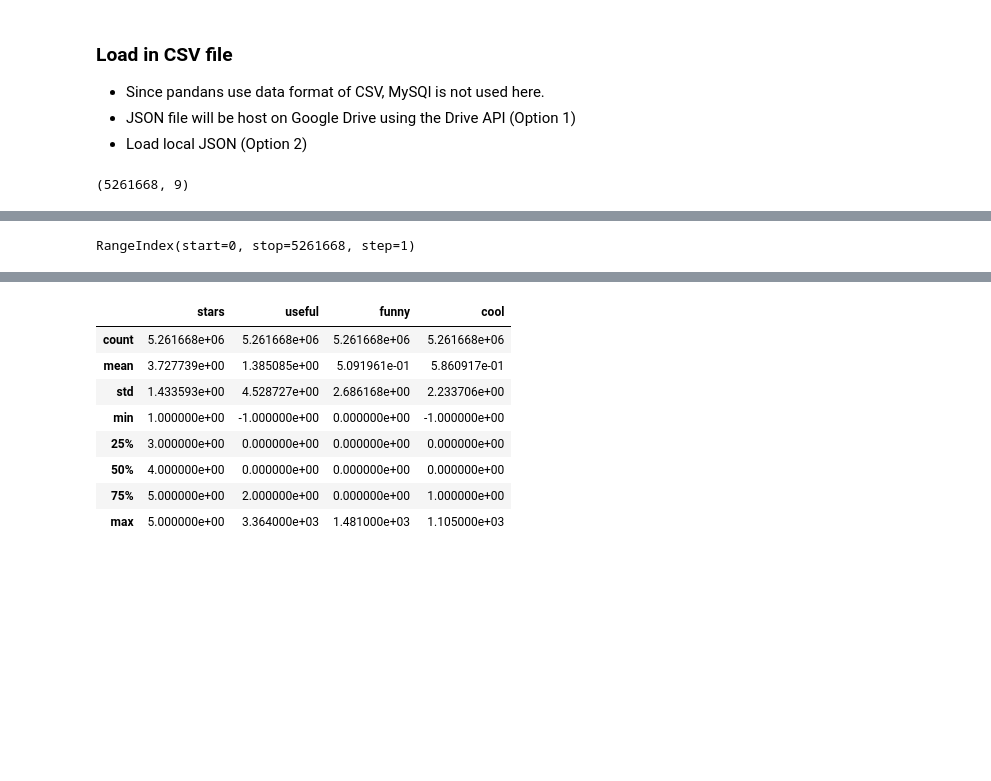
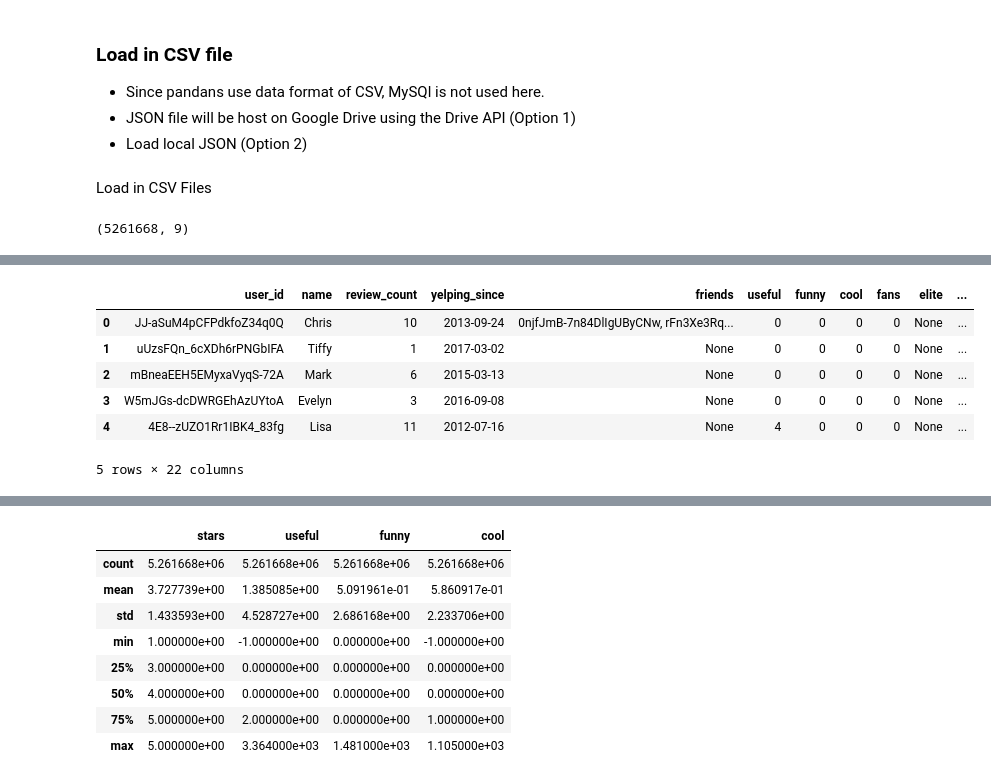
Before and after one commit to xlyytcy/PyQt5-X-Yelp, a Jupyter notebook: JupyterNotebookFile/Yelp x Python.ipynb, the cells around one changed output, grey strips where cells are left out. Drawn from its saved outputs; the diff is of its cells as text; code cells hidden in the pictures; blank space fills up the shorter version.

```diff
--- a/JupyterNotebookFile/Yelp x Python.ipynb
+++ b/JupyterNotebookFile/Yelp x Python.ipynb
@@ -31,8 +32,12 @@ import matplotlib.pyplot as plt
 #     credentials = oauth2client.tools.run_flow(flow, storage, flags)
 #
 # gc = gspread.authorize(credentials)
+# %% [markdown]
+Load in CSV Files
 # %%
 csv_reviews = pd.read_csv('/Users/XG/Documents/Yelp_DB/yelp-dataset/yelp_review.csv')
+csv_business = pd.read_csv('/Users/XG/Documents/Yelp_DB/yelp-dataset/yelp_business.csv')
+csv_user = pd.read_csv('/Users/XG/Documents/Yelp_DB/yelp-dataset/yelp_user.csv')
 # %%
 csv_reviews.shape
 # %% [output]
@@ -46,7 +51,13 @@ csv_reviews.head()
 | 2 | MV3CcKScW05u5LVfF6ok0g | bv2nCi5Qv5vroFiqKGopiw | CKC0-MOWMqoeWf6s-szl8g | 5 | 2016-05-28 | Lester's is located in a beautifu... | 0 | 0 | 0 |
 | 3 | IXvOzsEMYtiJI0CARmj77Q | bv2nCi5Qv5vroFiqKGopiw | ACFtxLv8pGrrxMm6EgjreA | 4 | 2016-05-28 | Love coming here. Yes the place a... | 0 | 0 | 0 |
 | 4 | L_9BTb55X0GDtThi6GlZ6w | bv2nCi5Qv5vroFiqKGopiw | s2I_Ni76bjJNK9yG60iD-Q | 4 | 2016-05-28 | Had their chocolate almond croiss... | 0 | 0 | 0 |
-# %%
-csv_reviews.index
-# %% [output]
-RangeIndex(start=0, stop=5261668, step=1)
+# %%
+csv_user.head()
+# %% [output]
+|  | user_id | name | review_count | yelping_since | friends | useful | funny | cool | fans | elite | ... |
+| 0 | JJ-aSuM4pCFPdkfoZ34q0Q | Chris | 10 | 2013-09-24 | 0njfJmB-7n84DlIgUByCNw, rFn3Xe3Rq... | 0 | 0 | 0 | 0 | None | ... |
+| 1 | uUzsFQn_6cXDh6rPNGbIFA | Tiffy | 1 | 2017-03-02 | None | 0 | 0 | 0 | 0 | None | ... |
+| 2 | mBneaEEH5EMyxaVyqS-72A | Mark | 6 | 2015-03-13 | None | 0 | 0 | 0 | 0 | None | ... |
+| 3 | W5mJGs-dcDWRGEhAzUYtoA | Evelyn | 3 | 2016-09-08 | None | 0 | 0 | 0 | 0 | None | ... |
+| 4 | 4E8--zUZO1Rr1IBK4_83fg | Lisa | 11 | 2012-07-16 | None | 4 | 0 | 0 | 0 | None | ... |
+5 rows × 22 columns
```
Also changed, not shown: parts of 45 cells of this notebook, 4 other files.
